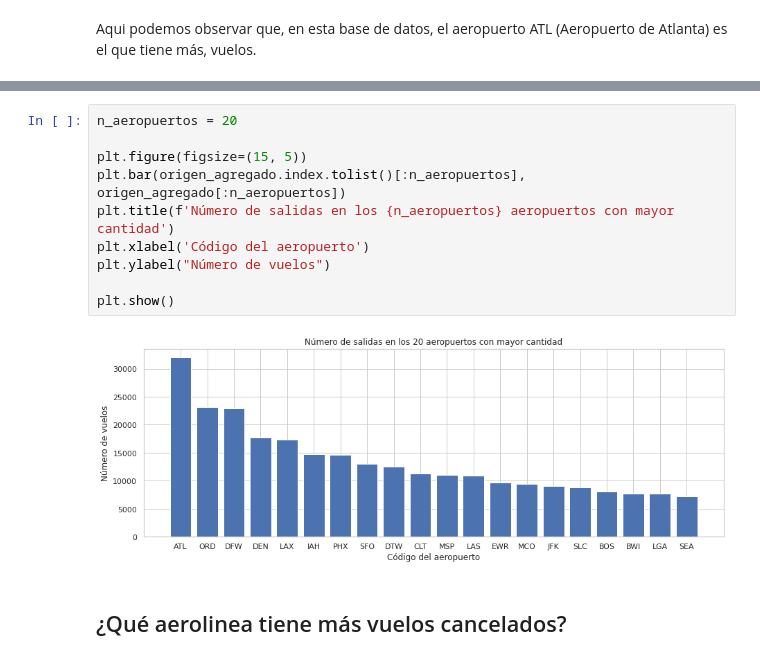
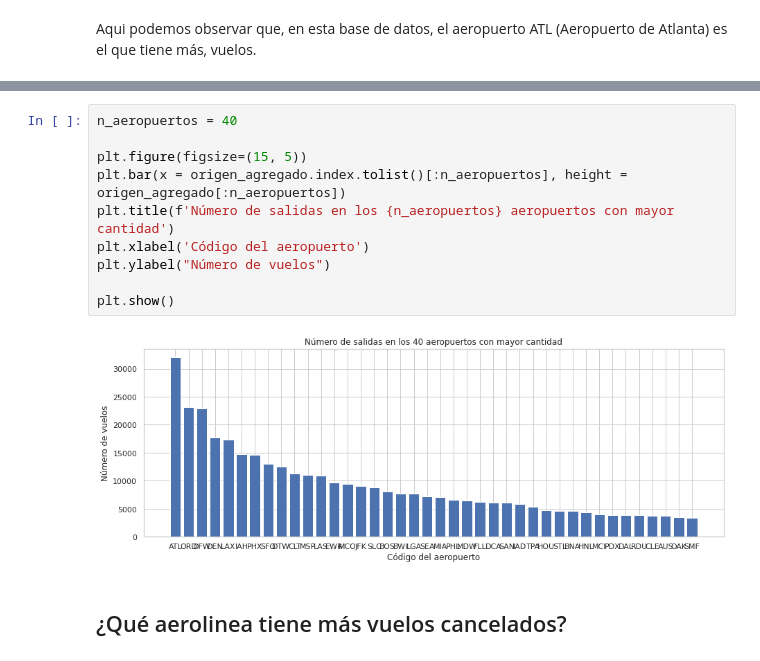
Before and after one commit to fjme95/python-para-la-ciencia-de-datos, a Jupyter notebook: 3_Dependencias,_manejo_de_datos,_pandas_y_visualización_.ipynb, the cells around one changed output, grey strips where cells are left out. Cells and saved outputs as stored; diff of their text form.

```diff
--- a/3_Dependencias,_manejo_de_datos,_pandas_y_visualización_.ipynb
+++ b/3_Dependencias,_manejo_de_datos,_pandas_y_visualización_.ipynb
@@ -545,15 +594,15 @@ Aqui podemos observar que, en esta base de datos, el aeropuerto ATL (Aeropuerto
 # %%
-n_aeropuertos = 20
+n_aeropuertos = 40
 
 plt.figure(figsize=(15, 5))
-plt.bar(origen_agregado.index.tolist()[:n_aeropuertos], origen_agregado[:n_aeropuertos])
+plt.bar(x = origen_agregado.index.tolist()[:n_aeropuertos], height = origen_agregado[:n_aeropuertos])
 plt.title(f'Número de salidas en los {n_aeropuertos} aeropuertos con mayor cantidad')
 plt.xlabel('Código del aeropuerto')
 plt.ylabel("Número de vuelos")
 
 plt.show()
 # %% [output]
-[figure, old version]
+[figure, new version]
 # %% [markdown]
 ## ¿Qué aerolinea tiene más vuelos cancelados?
 # %% [markdown]
```
Also changed, not shown: parts of 34 cells of this notebook.
